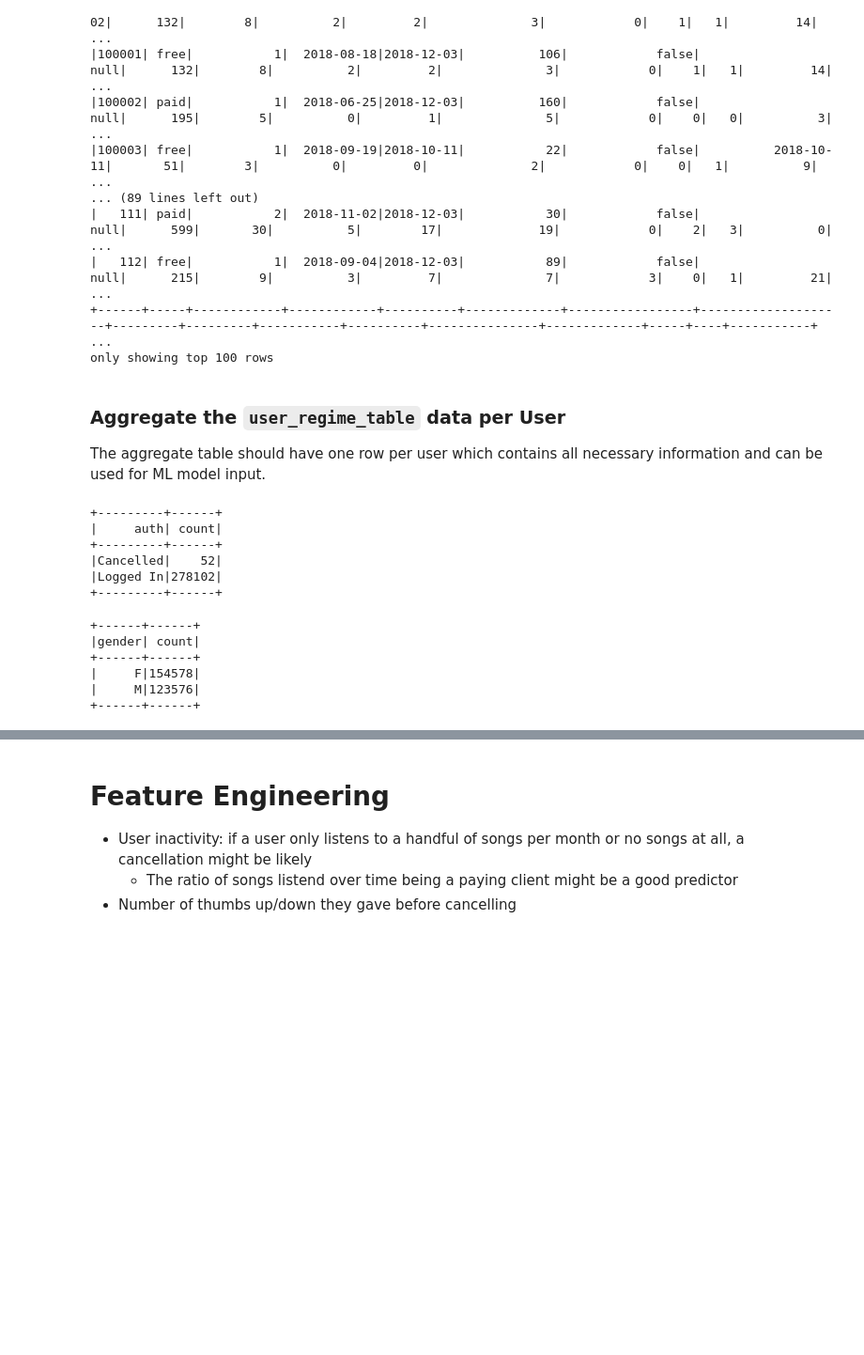
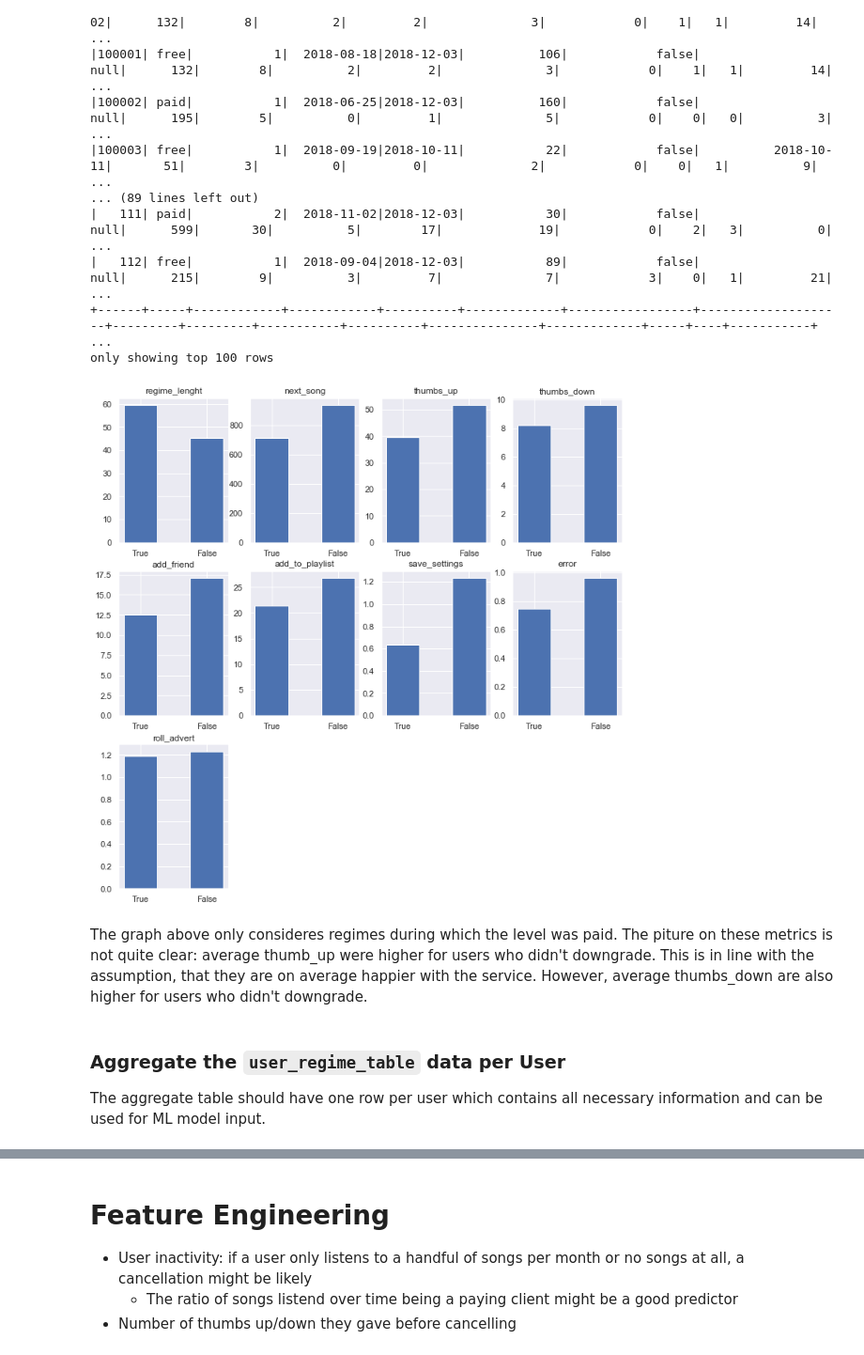
Before and after one commit to timwinkler99/sparkify, a Jupyter notebook: sparkify.ipynb, the cells around one changed output, grey strips where cells are left out. Shown at 94% size. Drawn from its saved outputs; the diff is of its cells as text; code cells hidden in the pictures; blank space fills up the shorter version.

Commit message:
added aggregation visualisation

```diff
--- a/sparkify.ipynb
+++ b/sparkify.ipynb
@@ -248,6 +348,38 @@ user_regime.show(100)
 |   112| free|           1|  2018-09-04|2018-12-03|           89|            false|                null|      215|        9|          3|         7|              7|            3|    0|   1|         21| ...
 +------+-----+------------+------------+----------+-------------+-----------------+--------------------+---------+---------+-----------+----------+---------------+-------------+-----+----+-----------+ ...
 only showing top 100 rows
+# %%
+df_temp = spark.sql("""
+                SELECT
+                    regime_downgraded,
+                    avg(regime_lenght) regime_lenght,
+                    avg(next_song) next_song,
+                    avg(thumbs_up) thumbs_up,
+                    avg(thumbs_down) thumbs_down,
+                    avg(add_friend) add_friend,
+                    avg(add_to_playlist) add_to_playlist,
+                    avg(save_settings) save_settings,
+                    avg(error) error,
+                    avg(roll_advert) roll_advert
+                FROM user_regime_table
+                WHERE level = 'paid'
+                Group BY regime_downgraded
+            """).toPandas()
+# %%
+fig = plt.figure(figsize=(12,12))
+
+for i in range(1,df_temp.shape[1]):
+
+    plt.subplot(3,4,i)
+    plt.bar(['True', 'False'], [df_temp.iloc[:,i][0],df_temp.iloc[:,i][1]], width=0.5)
+    plt.title(df_temp.columns[i])
+# %% [output]
+[figure, added]
+# %% [markdown]
+The graph above only consideres regimes during which the level was paid.
+The piture on these metrics is not quite clear: average thumb_up were higher for users who didn't downgrade.
+This is in line with the assumption, that they are on average happier with the service.
+However, average thumbs_down are also higher for users who didn't downgrade.
 # %% [markdown]
 ### Aggregate the `user_regime_table` data per User
 
@@ -281,21 +413,3 @@ user_features= spark.sql("""
                             userId
 
                         """)
-# %%
-user_log.select("auth").groupby("auth").count().show()
-# %% [output]
-+---------+------+
-|     auth| count|
-+---------+------+
-|Cancelled|    52|
-|Logged In|278102|
-+---------+------+
-# %%
-user_log.select("gender").groupby("gender").count().show()
-# %% [output]
-+------+------+
-|gender| count|
-+------+------+
-|     F|154578|
-|     M|123576|
-+------+------+
```
Also changed, not shown: parts of 28 cells of this notebook.
